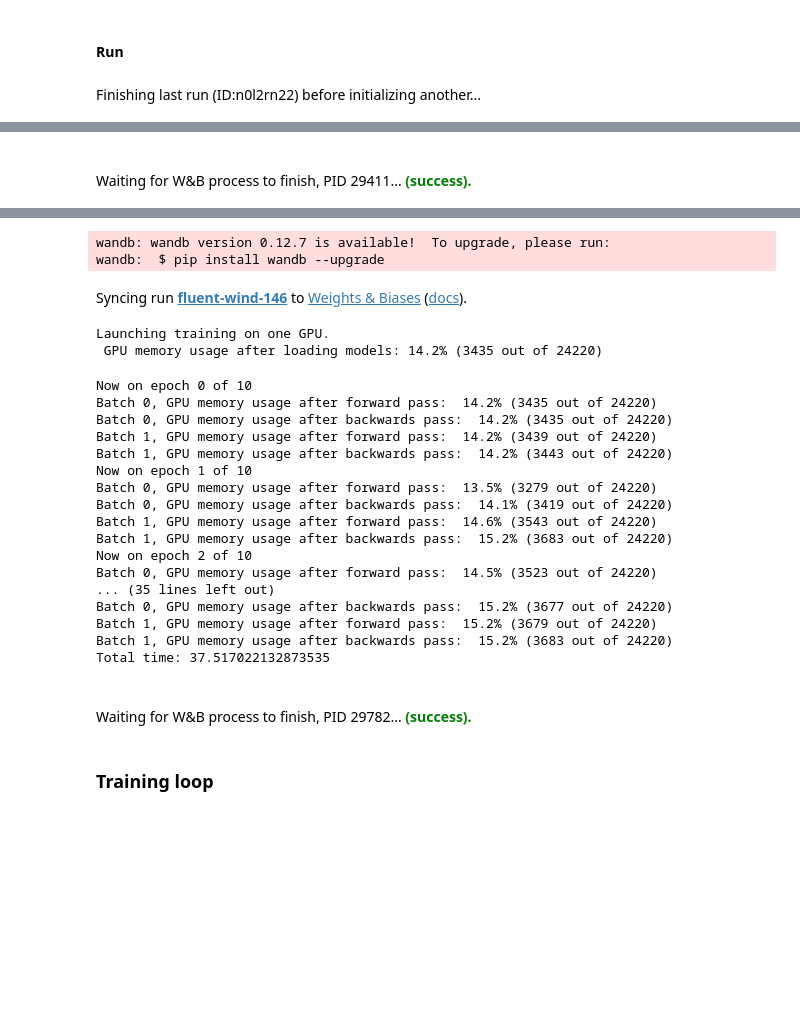
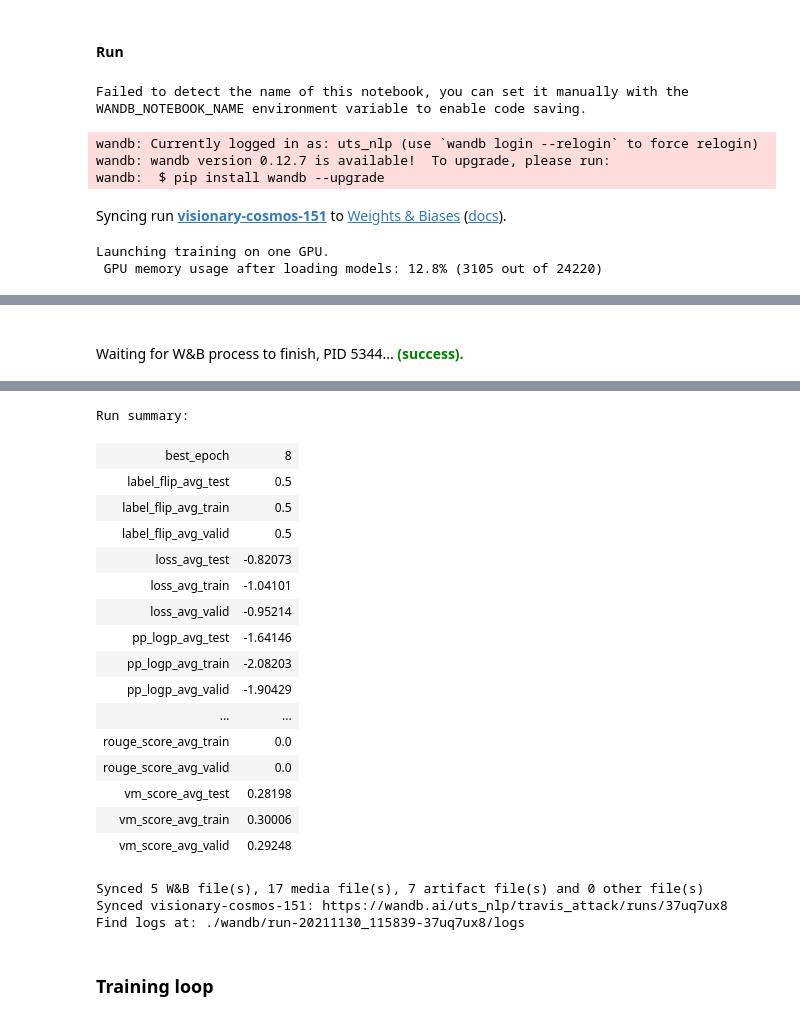
Before and after one commit to puzzler10/travis_attack, a Jupyter notebook: paraphrase_finetuning_with_reinforce.ipynb, the cells around one changed output, grey strips where cells are left out. Saved outputs shown, nothing was run; the diff lists cells and outputs as text; code cells hidden in the pictures; blank space fills up the shorter version.

Commit message:
Added label flip metric to the code. Also we are now tracking pp_predclass and pp_predclass_probs

```diff
--- a/paraphrase_finetuning_with_reinforce.ipynb
+++ b/paraphrase_finetuning_with_reinforce.ipynb
@@ -165,9 +165,9 @@ if dataset_name == "rotten_tomatoes":
     pp_model_params['max_length'] = max_length
     batch_size = 32
     accumulation_steps = 1
-    n_train_epochs = 3
+    n_train_epochs = 2
     use_small_ds = True  # for testing purposes
-    n_shards         = 20    if use_small_ds else None
+    n_shards         = 50    if use_small_ds else None
     shard_contiguous = False if use_small_ds else None
 elif dataset_name == "simple":
     max_length = 20
@@ -184,10 +184,10 @@ elif dataset_name == "simple":
 
 ### Training parameters
 seed = 420
-lr = 1e-4 # Initial learning rate (after the potential warmup period) to use
+lr = 5e-4 # Initial learning rate (after the potential warmup period) to use
 eval_freq = 1  # run eval loop every `eval_freq` epochs
 normalise_rewards = False
-metrics = ['loss', 'pp_logp', 'reward', 'rouge_score', 'vm_score']
+metrics = ['loss', 'pp_logp', 'reward', 'rouge_score', 'vm_score', 'label_flip']
 pin_memory = True
 zero_grad_with_none = False
 pad_token_embeddings = True
@@ -205,7 +205,7 @@ wandb_log_grads_freq = 1  # no effect if wandb_log_grads is False
 wandb_n_examples_plot = 30  # number of individual examples to plot curves for
 # log a table to wandb with the examples and rewards the model sees while training. Useful for debugging
 # and seeing what is going on, but slows down training time.
-wandb_log_training_step_table = False
+wandb_log_training_step_table = True
 
 # Parameter dict
 config_d = dict(
@@ -502,9 +502,11 @@ def reward_fn(data, raw, pp_l, return_components=False):
     """orig_l, pp_l are lists of original and paraphrase respectively"""
     # Victim model probability differences between orig and pp
     pp_probs = get_vm_probs(pp_l) #  possibly cache this later?
-   # orig_truelabel_probs = torch.gather(orig_probs,1,truelabel[:,None]).squeeze()
-    pp_truelabel_probs   = torch.gather(pp_probs,1,data['label'][:,None]).squeeze()
-    vm_scores = (data['orig_truelabel_probs'] - pp_truelabel_probs)#.detach().cpu().tolist()
+    pp_predclass = torch.argmax(pp_probs, axis=1)
+    pp_truelabel_probs   = torch.gather(pp_probs, 1, data['label'][:,None]).squeeze()
+    pp_predclass_probs   = torch.gather(pp_probs, 1, pp_predclass[ :,None]).squeeze()
+    label_flip = (pp_predclass != data['label']) * 1
+    vm_scores = (data['orig_truelabel_probs'] - pp_truelabel_probs)
 
     # ROUGE scores
     # CPU calculation?
@@ -524,9 +526,12 @@ def reward_fn(data, raw, pp_l, return_components=False):
             "truelabel": data['label'],
             "orig_truelabel_probs": data['orig_truelabel_probs'],
             "pp_truelabel_probs":  pp_truelabel_probs,
+            "pp_predclass": pp_predclass,
+            "pp_predclass_probs": pp_predclass_probs,
             "vm_score": vm_scores,
             "rouge_score": rouge_scores,
-            "reward": rewards
+            "reward": rewards,
+            "label_flip": label_flip
         }
     else:  return {"reward": rewards}
 # %%
@@ -861,12 +861,13 @@ def training_function(pp_model, vm_model, dld_tkn, dld_raw, optimizer):
 run = wandb.init(project="travis_attack", entity="uts_nlp", config=config_d,
                  mode=wandb_mode, notes=run_notes)
 if wandb_log_grads: wandb.watch(pp_model, log='gradients', log_freq=wandb_log_grads_freq)
+
 ### Set up tables
 table_d = dict()
 
 # These have to be in the keys of the output from eval_dl
 table_columns = ['idx', 'orig_l',  'truelabel', 'orig_truelabel_probs', 'epoch', 'pp_l',
-             'pp_truelabel_probs'] + metrics
+             'pp_truelabel_probs', "pp_predclass", "pp_predclass_probs"] + metrics
 def make_table(cols): return wandb.Table(columns=cols)
 for key in splits:                table_d[key]             = make_table(table_columns)
 if wandb_log_training_step_table: table_d['training_step'] = make_table(table_columns)
@@ -884,4 +885,10 @@ notebook_launcher(training_function, args=(pp_model, vm_model, dld_tkn, dld_raw,
 
 wandb.finish()
 # %% [output]
+Failed to detect the name of this notebook, you can set it manually with the WANDB_NOTEBOOK_NAME environment variable to enable code saving.
+wandb: Currently logged in as: uts_nlp (use `wandb login --relogin` to force relogin)
+wandb: wandb version 0.12.7 is available!  To upgrade, please run:
+wandb:  $ pip install wandb --upgrade
-Finishing last run (ID:n0l2rn22) before initializing another...
+Syncing run visionary-cosmos-151 to Weights & Biases (docs).
+Launching training on one GPU.
+ GPU memory usage after loading models: 12.8% (3105 out of 24220)
@@ -888 +912 @@ Finishing last run (ID:n0l2rn22) before initializing another...
-Waiting for W&B process to finish, PID 29411... (success).
+Waiting for W&B process to finish, PID 5344... (success).
@@ -891,26 +913,23 @@ Successfully finished last run (ID:n0l2rn22). Initializing new run:
-wandb: wandb version 0.12.7 is available!  To upgrade, please run:
-wandb:  $ pip install wandb --upgrade
-Syncing run fluent-wind-146 to Weights & Biases (docs).
-Launching training on one GPU.
- GPU memory usage after loading models: 14.2% (3435 out of 24220)
-Now on epoch 0 of 10
-Batch 0, GPU memory usage after forward pass:  14.2% (3435 out of 24220)
-Batch 0, GPU memory usage after backwards pass:  14.2% (3435 out of 24220)
-Batch 1, GPU memory usage after forward pass:  14.2% (3439 out of 24220)
-Batch 1, GPU memory usage after backwards pass:  14.2% (3443 out of 24220)
-Now on epoch 1 of 10
-Batch 0, GPU memory usage after forward pass:  13.5% (3279 out of 24220)
-Batch 0, GPU memory usage after backwards pass:  14.1% (3419 out of 24220)
-Batch 1, GPU memory usage after forward pass:  14.6% (3543 out of 24220)
-Batch 1, GPU memory usage after backwards pass:  15.2% (3683 out of 24220)
-Now on epoch 2 of 10
-Batch 0, GPU memory usage after forward pass:  14.5% (3523 out of 24220)
-... (35 lines left out)
-Batch 0, GPU memory usage after backwards pass:  15.2% (3677 out of 24220)
-Batch 1, GPU memory usage after forward pass:  15.2% (3679 out of 24220)
-Batch 1, GPU memory usage after backwards pass:  15.2% (3683 out of 24220)
-Total time: 37.517022132873535
-Waiting for W&B process to finish, PID 29782... (success).
+Run summary:
+| best_epoch | 8 |
+| label_flip_avg_test | 0.5 |
+| label_flip_avg_train | 0.5 |
+| label_flip_avg_valid | 0.5 |
+| loss_avg_test | -0.82073 |
+| loss_avg_train | -1.04101 |
+| loss_avg_valid | -0.95214 |
+| pp_logp_avg_test | -1.64146 |
+| pp_logp_avg_train | -2.08203 |
+| pp_logp_avg_valid | -1.90429 |
+| ... | ... |
+| rouge_score_avg_train | 0.0 |
+| rouge_score_avg_valid | 0.0 |
+| vm_score_avg_test | 0.28198 |
+| vm_score_avg_train | 0.30006 |
+| vm_score_avg_valid | 0.29248 |
+Synced 5 W&B file(s), 17 media file(s), 7 artifact file(s) and 0 other file(s)
+Synced visionary-cosmos-151: https://wandb.ai/uts_nlp/travis_attack/runs/37uq7ux8
+Find logs at: ./wandb/run-20211130_115839-37uq7ux8/logs
 # %% [markdown]
 
 
```
Also changed, not shown: parts of 2 cells of this notebook, 1 other file.
